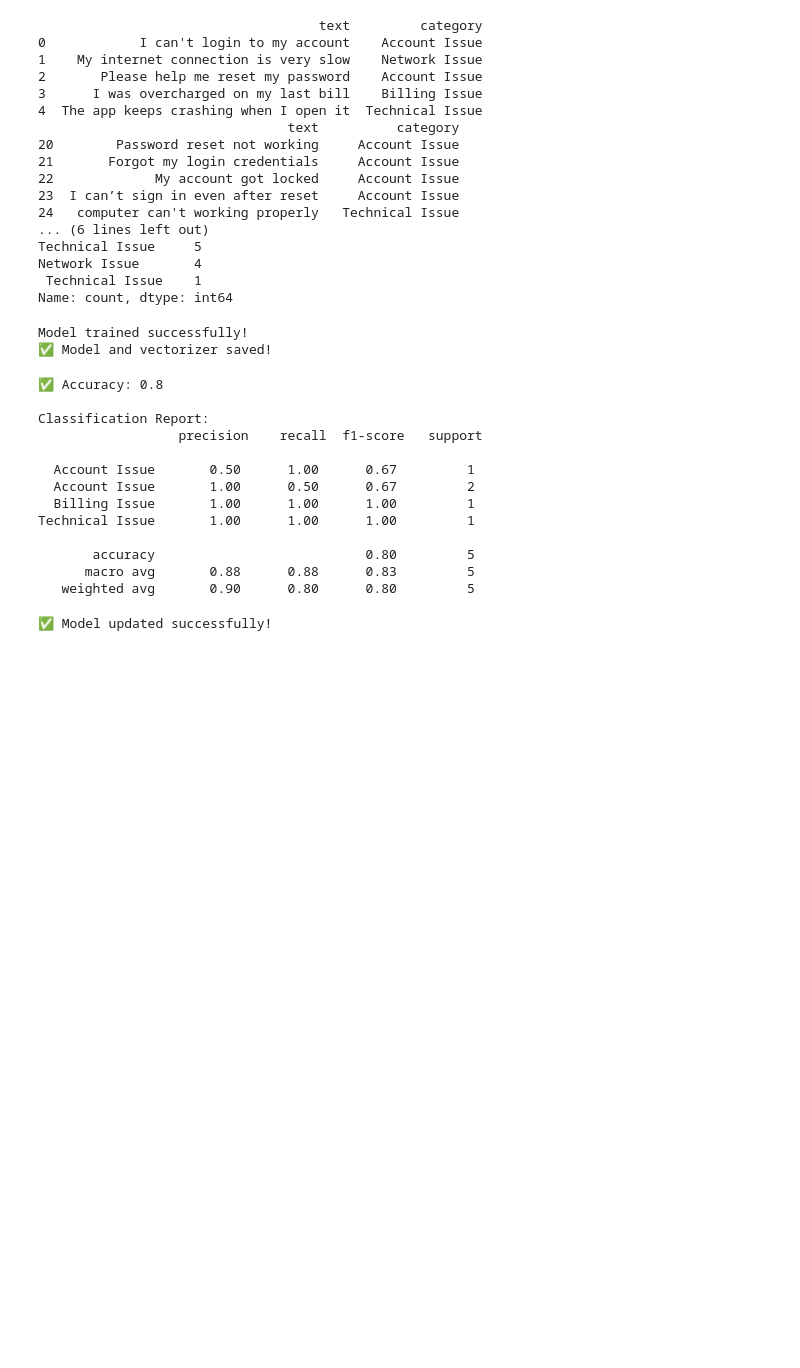
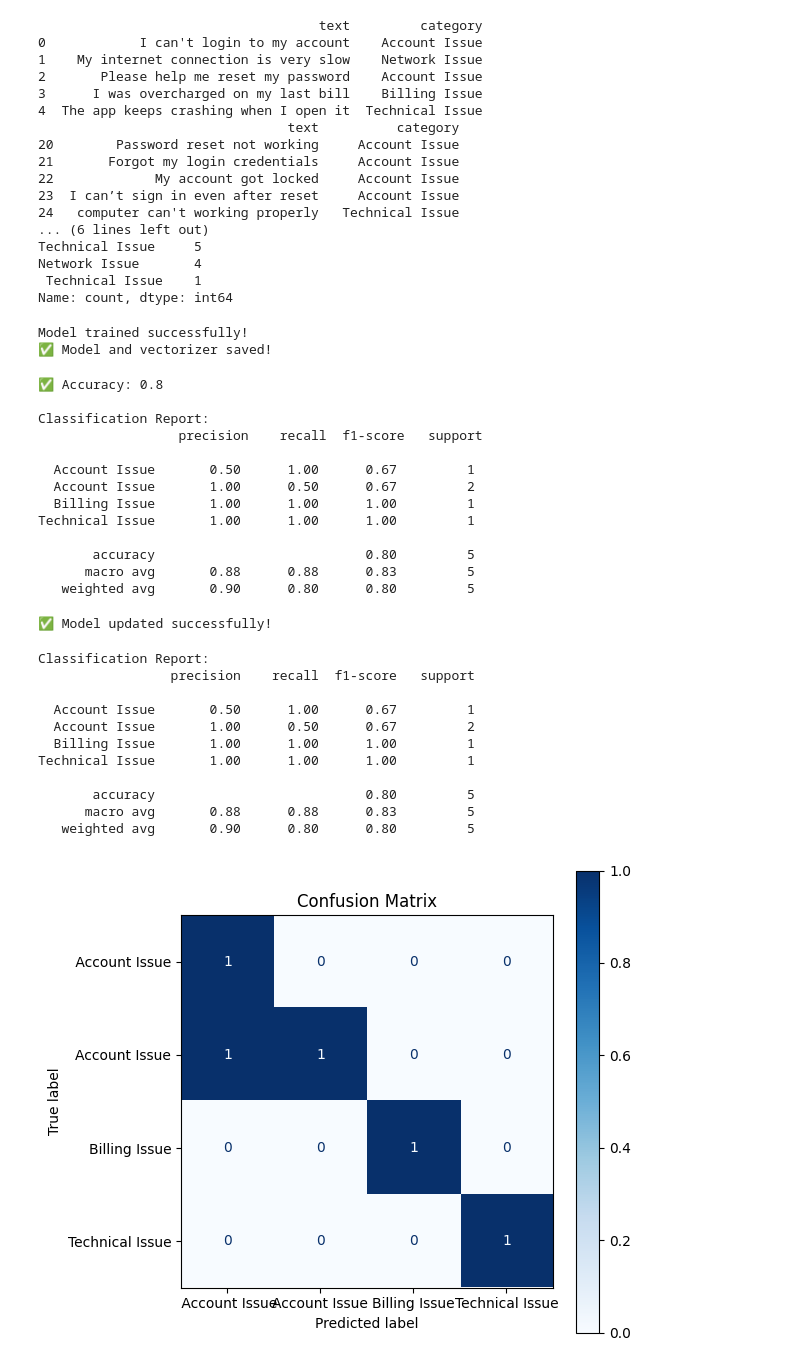
Before and after one commit to Arjun-murmu/AI_Ticket_Classifier, a Jupyter notebook: notebooks/data_check.ipynb, the cells around one changed output. Drawn from its saved outputs; the diff is of its cells as text; code cells hidden in the pictures; blank space fills up the shorter version.

```diff
--- a/notebooks/data_check.ipynb
+++ b/notebooks/data_check.ipynb
@@ -270,3 +290,39 @@ with open("D:/AI_Ticket_Classifier/AI_Ticket_Classifier/model/tfidf_vectorizer.p
 print("\n✅ Model updated successfully!")
 # %% [output]
 ✅ Model updated successfully!
+# %%
+from sklearn.metrics import classification_report, confusion_matrix, ConfusionMatrixDisplay
+import matplotlib.pyplot as plt
+import numpy as np
+
+# Predict on vectorized test data
+X_test_tfidf = vectorizer.transform(X_test)
+y_pred = model.predict(X_test_tfidf)
+
+# Generate metrics
+print("Classification Report:")
+print(classification_report(y_test, y_pred))
+
+# Confusion matrix
+labels = np.unique(np.concatenate((y_test, y_pred)))  # ensures all present labels included
+conf_matrix = confusion_matrix(y_test, y_pred, labels=labels)
+
+# Display confusion matrix
+fig, ax = plt.subplots(figsize=(6, 6))
+disp = ConfusionMatrixDisplay(confusion_matrix=conf_matrix, display_labels=labels)
+disp.plot(ax=ax, cmap="Blues")
+plt.title("Confusion Matrix")
+plt.show()
+# %% [output]
+Classification Report:
+                 precision    recall  f1-score   support
+
+  Account Issue       0.50      1.00      0.67         1
+  Account Issue       1.00      0.50      0.67         2
+  Billing Issue       1.00      1.00      1.00         1
+Technical Issue       1.00      1.00      1.00         1
+
+       accuracy                           0.80         5
+      macro avg       0.88      0.88      0.83         5
+   weighted avg       0.90      0.80      0.80         5
+[figure, added]
```
Also changed, not shown: parts of 2 cells of this notebook, 4 other files.
